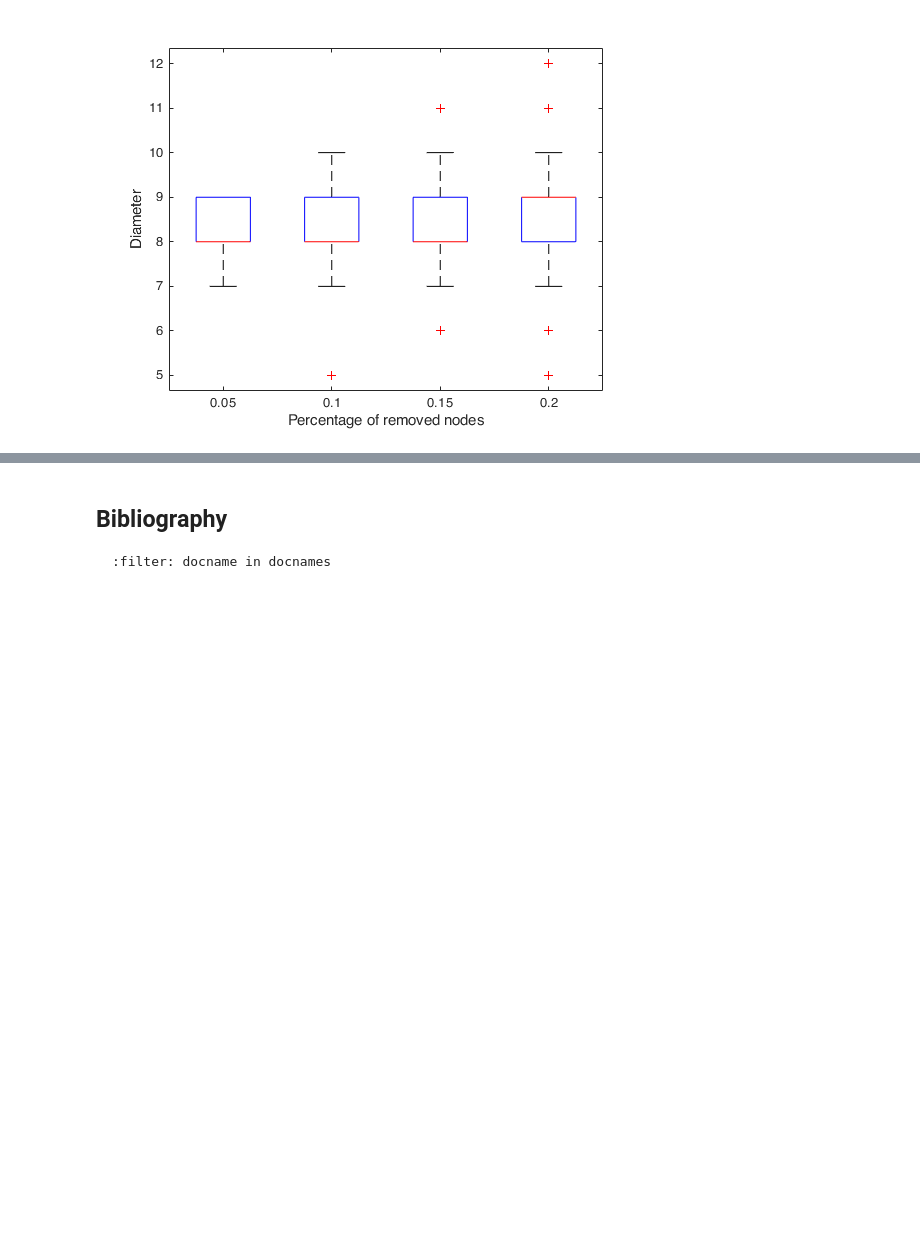
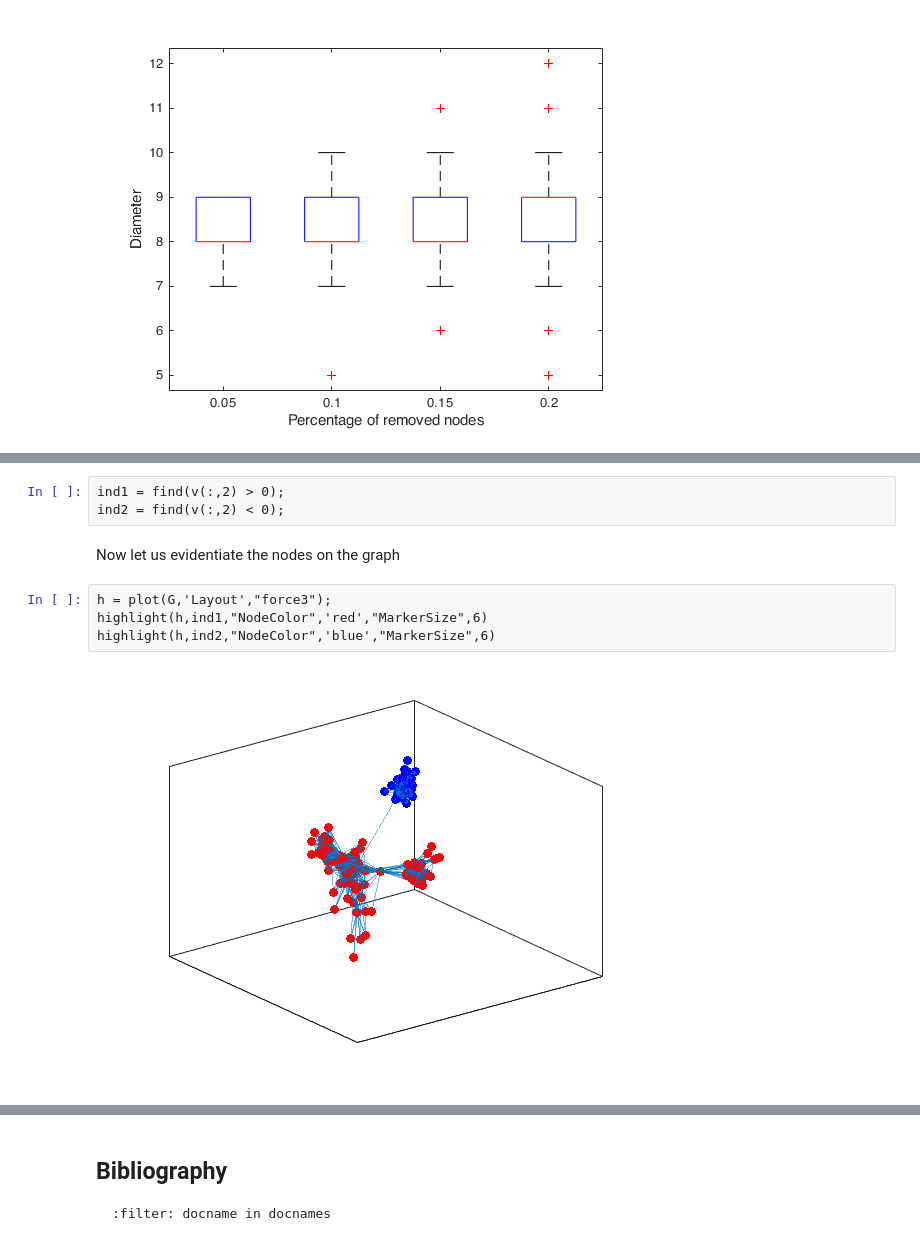
Before and after one commit to Cirdans-Home/recipesforenvsciences2023, a Jupyter notebook: _sources/graphsandnetworks.ipynb, the cells around one changed output, grey strips where cells are left out. Saved outputs shown, nothing was run; the diff lists cells and outputs as text; blank space fills up the shorter version.

```diff
--- a/_sources/graphsandnetworks.ipynb
+++ b/_sources/graphsandnetworks.ipynb
@@ -220,0 +278,11 @@ xticklabels(percentage_of_removed);
+# %%
+ind1 = find(v(:,2) > 0);
+ind2 = find(v(:,2) < 0);
+# %% [markdown]
+Now let us evidentiate the nodes on the graph
+# %%
+h = plot(G,'Layout',"force3");
+highlight(h,ind1,"NodeColor",'red',"MarkerSize",6)
+highlight(h,ind2,"NodeColor",'blue',"MarkerSize",6)
+# %% [output]
+[figure, added]
```
Also changed, not shown: parts of 13 cells of this notebook, 13 other files.
